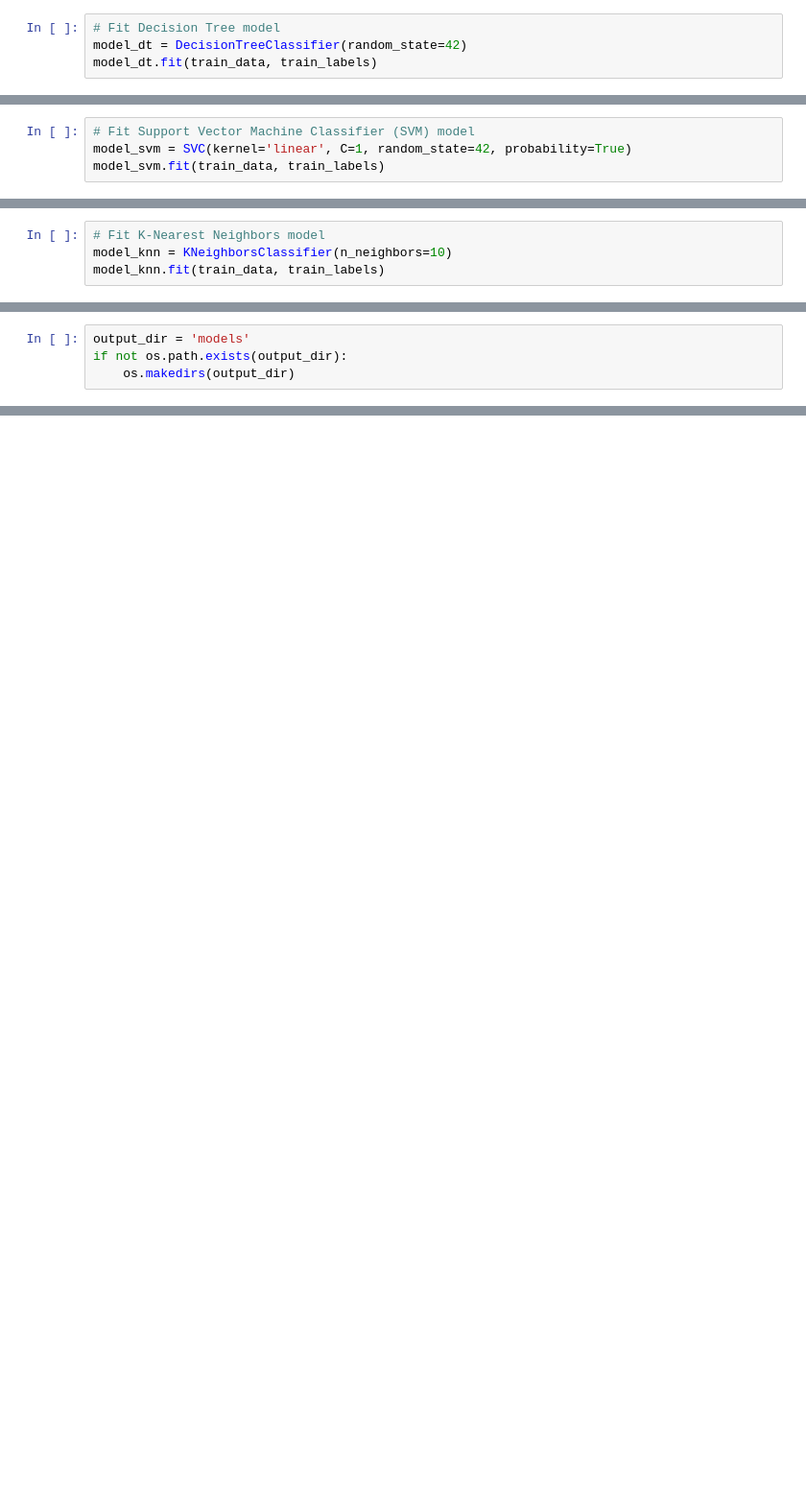
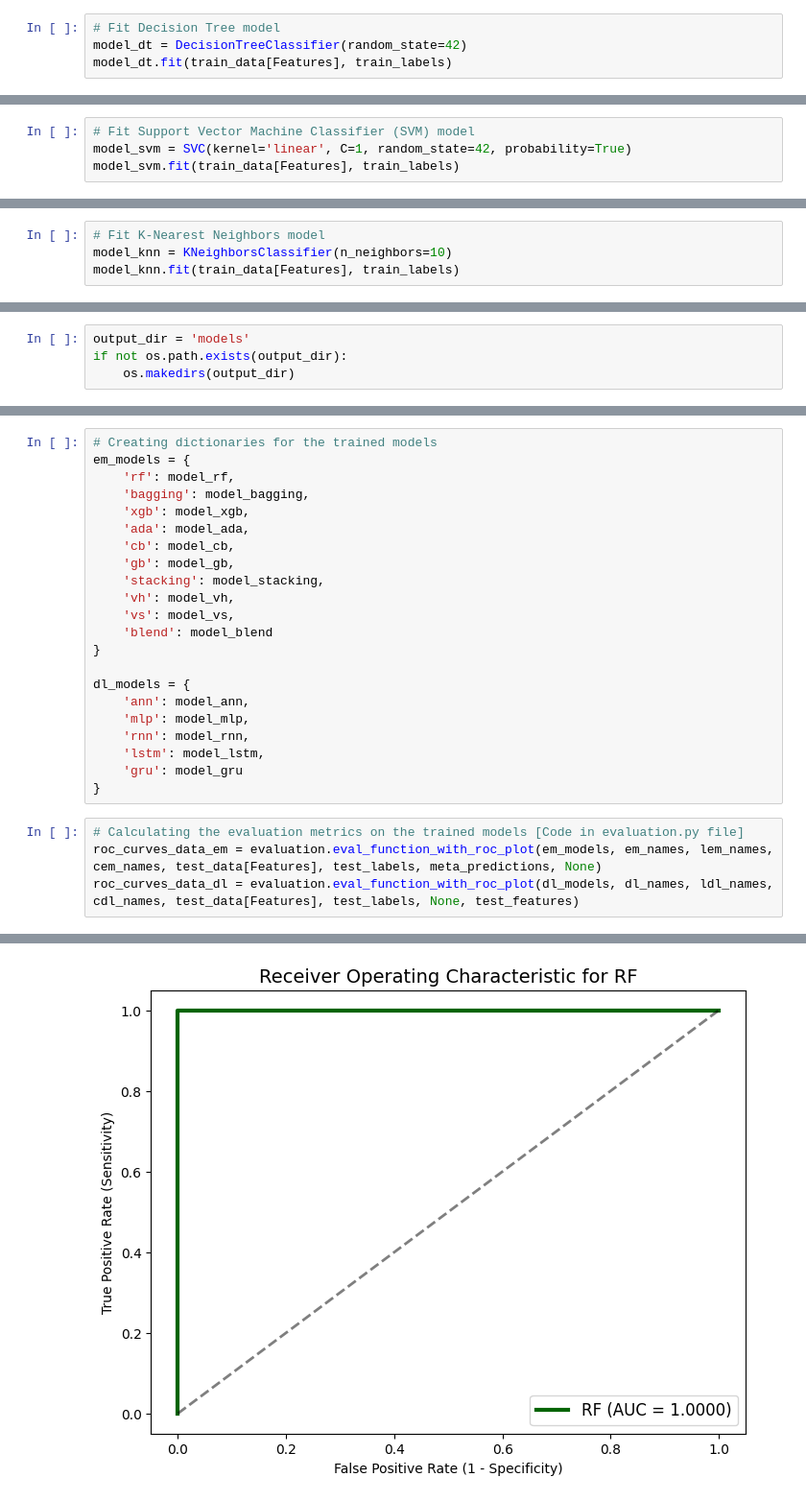
Before and after one commit to chandanthota75/Efficient-Clinical-Decision-Making-in-Nephrology--Predictive-Analytics-for-CKD-Management, a Jupyter notebook: Model Training and Evaluation.ipynb, the cells around one changed output, grey strips where cells are left out. Shown at 96% size. Drawn from its saved outputs; the diff is of its cells as text; blank space fills up the shorter version.

Commit message:
Update Model Training and Evaluation
Updated the model training and evaluation code

```diff
--- a/Model Training and Evaluation.ipynb
+++ b/Model Training and Evaluation.ipynb
@@ -75,19 +64,19 @@ GaussianNB()
 # %%
 # Fit Decision Tree model
 model_dt = DecisionTreeClassifier(random_state=42)
-model_dt.fit(train_data, train_labels)
+model_dt.fit(train_data[Features], train_labels)
 # %% [output]
 DecisionTreeClassifier(random_state=42)
 # %%
 # Fit Support Vector Machine Classifier (SVM) model
 model_svm = SVC(kernel='linear', C=1, random_state=42, probability=True)
-model_svm.fit(train_data, train_labels)
+model_svm.fit(train_data[Features], train_labels)
 # %% [output]
 SVC(C=1, kernel='linear', probability=True, random_state=42)
 # %%
 # Fit K-Nearest Neighbors model
 model_knn = KNeighborsClassifier(n_neighbors=10)
-model_knn.fit(train_data, train_labels)
+model_knn.fit(train_data[Features], train_labels)
 # %% [output]
 KNeighborsClassifier(n_neighbors=10)
 # %%
@@ -658,0 +409,27 @@ for i in range(len(roc_curves)):
+# %%
+# Creating dictionaries for the trained models
+em_models = {
+    'rf': model_rf,
+    'bagging': model_bagging,
+    'xgb': model_xgb,
+    'ada': model_ada,
+    'cb': model_cb,
+    'gb': model_gb,
+    'stacking': model_stacking,
+    'vh': model_vh,
+    'vs': model_vs,
+    'blend': model_blend
+}
+
+dl_models = {
+    'ann': model_ann,
+    'mlp': model_mlp,
+    'rnn': model_rnn,
+    'lstm': model_lstm,
+    'gru': model_gru
+}
+# %%
+# Calculating the evaluation metrics on the trained models [Code in evaluation.py file]
+roc_curves_data_em = evaluation.eval_function_with_roc_plot(em_models, em_names, lem_names, cem_names, test_data[Features], test_labels, meta_predictions, None)
+roc_curves_data_dl = evaluation.eval_function_with_roc_plot(dl_models, dl_names, ldl_names, cdl_names, test_data[Features], test_labels, None, test_features)
+# %% [output]
@@ -658,0 +452 @@ for i in range(len(roc_curves)):
+[figure, added]
```
Also changed, not shown: parts of 15 cells of this notebook.
